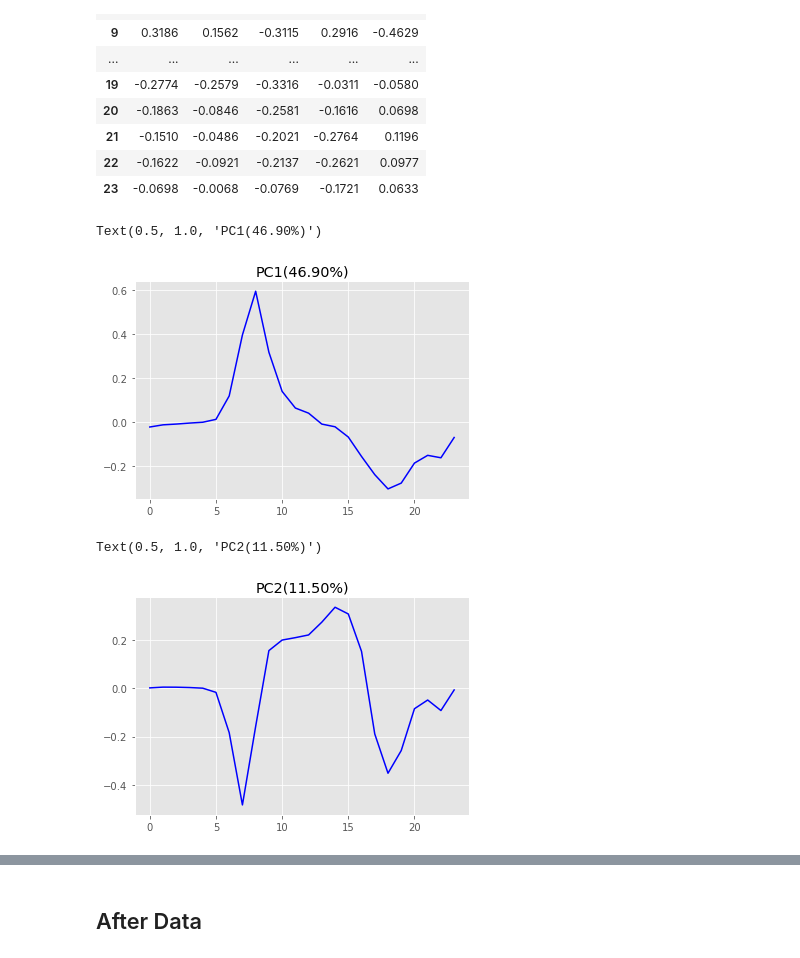
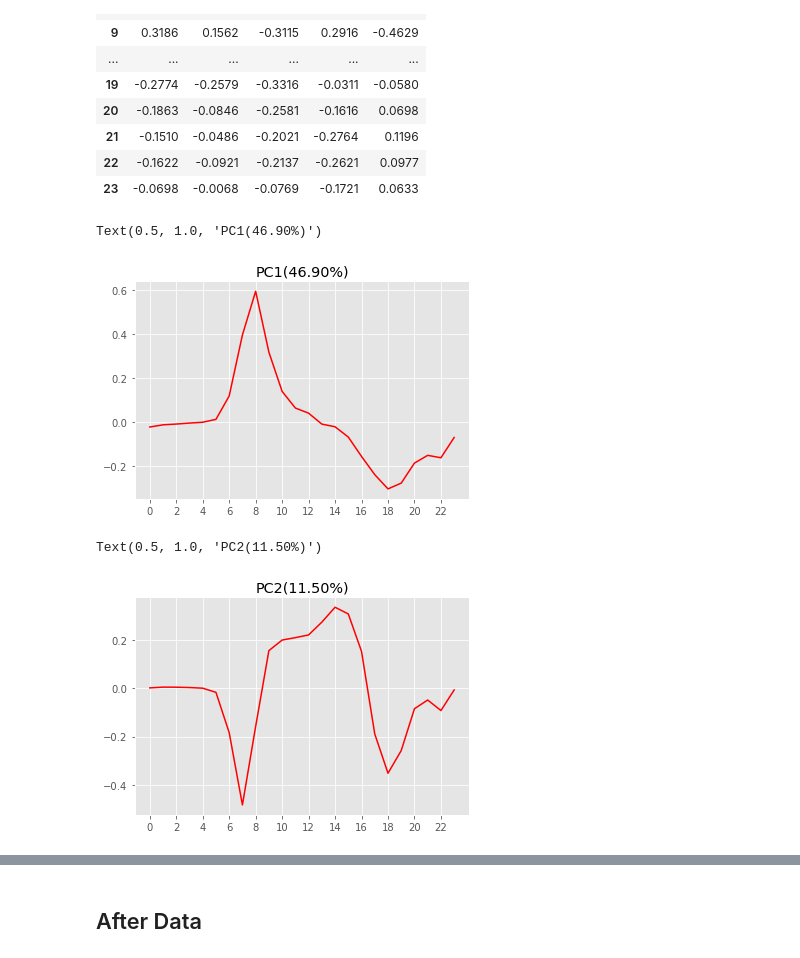
Before and after one commit to ucfnmxu/diss_code, a Jupyter notebook: before-data.ipynb, the cells around one changed output, grey strips where cells are left out. Cells and saved outputs as stored; diff of their text form; code cells hidden in the pictures.

```diff
--- a/before-data.ipynb
+++ b/before-data.ipynb
@@ -897,14 +1176,16 @@ Loadings.iloc[:,:5]
 | 23 | -0.0698 | -0.0068 | -0.0769 | -0.1721 | 0.0633 |
 # %%
 # plt Loadings
-Loadings["PC1"].plot(color = 'blue')
+Loadings["PC1"].plot(color = 'red')
+plt.xticks([0,2,4,6,8,10,12,14,16,18,20,22])
 plt.title("PC1({:.2f}%)".format(pca.explained_variance_ratio_[0]*100))  # add title
 # %% [output]
 Text(0.5, 1.0, 'PC1(46.90%)')
-[figure, old version]
+[figure, new version]
 # %%
-Loadings["PC2"].plot(color = 'blue')
+Loadings["PC2"].plot(color = 'red')
+plt.xticks([0,2,4,6,8,10,12,14,16,18,20,22])
 plt.title("PC2({:.2f}%)".format(pca.explained_variance_ratio_[1]*100))  # add title
 # %% [output]
 Text(0.5, 1.0, 'PC2(11.50%)')
-[figure, old version]
+[figure, new version]
```
Also changed, not shown: parts of 44 cells of this notebook.
